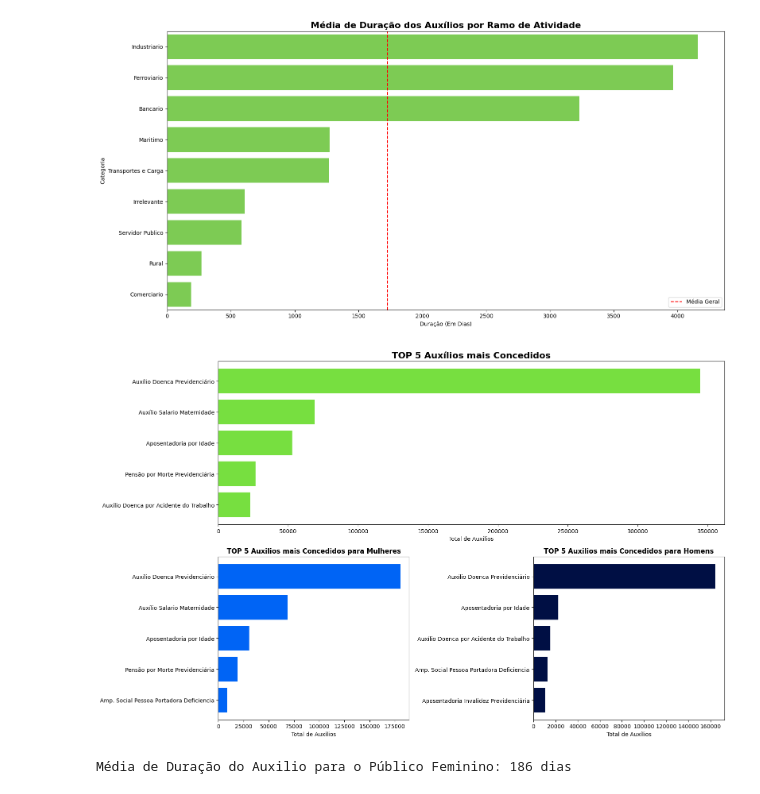
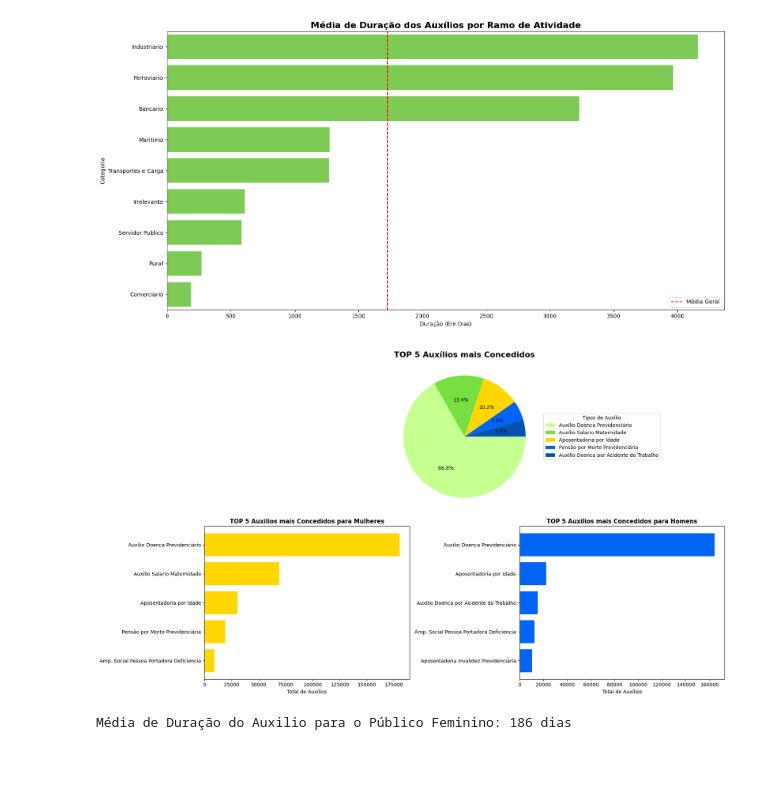
Before and after one commit to Estressei/ProjetoTrilhaDados, a Jupyter notebook: apresentacao.ipynb, the cells around one changed output. Saved outputs shown, nothing was run; the diff lists cells and outputs as text; code cells hidden in the pictures; blank space fills up the shorter version.

```diff
--- a/apresentacao.ipynb
+++ b/apresentacao.ipynb
@@ -248,39 +248,41 @@ top5_mulheres = (auxilios[auxilios['Sexo'] == 'Feminino']['Tipos de auxilio']
 top5_mulheres.columns = ['Tipo', 'Total de Auxílios']
 top5_mulheres['Categoria'] = 'Feminino'
 
 #Cria df com top5 auxilios mais concedidos para homens
 top5_homens = (auxilios[auxilios['Sexo'] == 'Masculino']['Tipos de auxilio']
                .value_counts()
                .head(5)
                .reset_index())
 top5_homens.columns = ['Tipo', 'Total de Auxílios']
 top5_homens['Categoria'] = 'Masculino'
 
 #Exibe o Top 5 auxilios mais concedidos
-fig = plt.figure(figsize=(16, 10))
+fig = plt.figure(figsize=(18, 10))
 
 ax1 = plt.subplot2grid((2, 2), (0, 0), colspan=2)
-ax1.barh(top5_geral['Tipo'], top5_geral['Total de Auxílios'], color='#77DF40')
+ax1.pie(top5_geral['Total de Auxílios'],
+    autopct='%1.1f%%',
+    colors=['#C5FF90','#77DF40','#FFD600','#0064F5','#0053b0'])
 ax1.set_title('TOP 5 Auxílios mais Concedidos', fontsize=16,fontweight='bold')
-ax1.set_xlabel('Total de Auxílios')
+ax1.legend(title='Tipos de Auxílio', labels=top5_geral['Tipo'], loc='center left', bbox_to_anchor=(1, 0, 0.5, 1))
 ax1.invert_yaxis()
 
 ax2 = plt.subplot2grid((2, 2), (1, 0))
-ax2.barh(top5_mulheres['Tipo'], top5_mulheres['Total de Auxílios'], color='#0064F5')
+ax2.barh(top5_mulheres['Tipo'], top5_mulheres['Total de Auxílios'], color='#FFD600')
 ax2.set_title('TOP 5 Auxilios mais Concedidos para Mulheres', fontweight='bold')
 ax2.set_xlabel('Total de Auxílios')
 ax2.invert_yaxis()
 
 ax3 = plt.subplot2grid((2, 2), (1, 1))
-ax3.barh(top5_homens['Tipo'], top5_homens['Total de Auxílios'], color='#000F44')
+ax3.barh(top5_homens['Tipo'], top5_homens['Total de Auxílios'], color='#0064F5')
 ax3.set_title('TOP 5 Auxilios mais Concedidos para Homens', fontweight='bold')
 ax3.set_xlabel('Total de Auxílios')
 ax3.invert_yaxis()
 
 plt.tight_layout()
 plt.show()
 # %% [output]
-[figure, old version]
+[figure, new version]
 # %%
 #Calcula a média de duração dos auxilios
 media_duracao_auxilios = auxilios['Duração'].mean()
```
Also changed, not shown: parts of 1 cell of this notebook, 1 other file.
